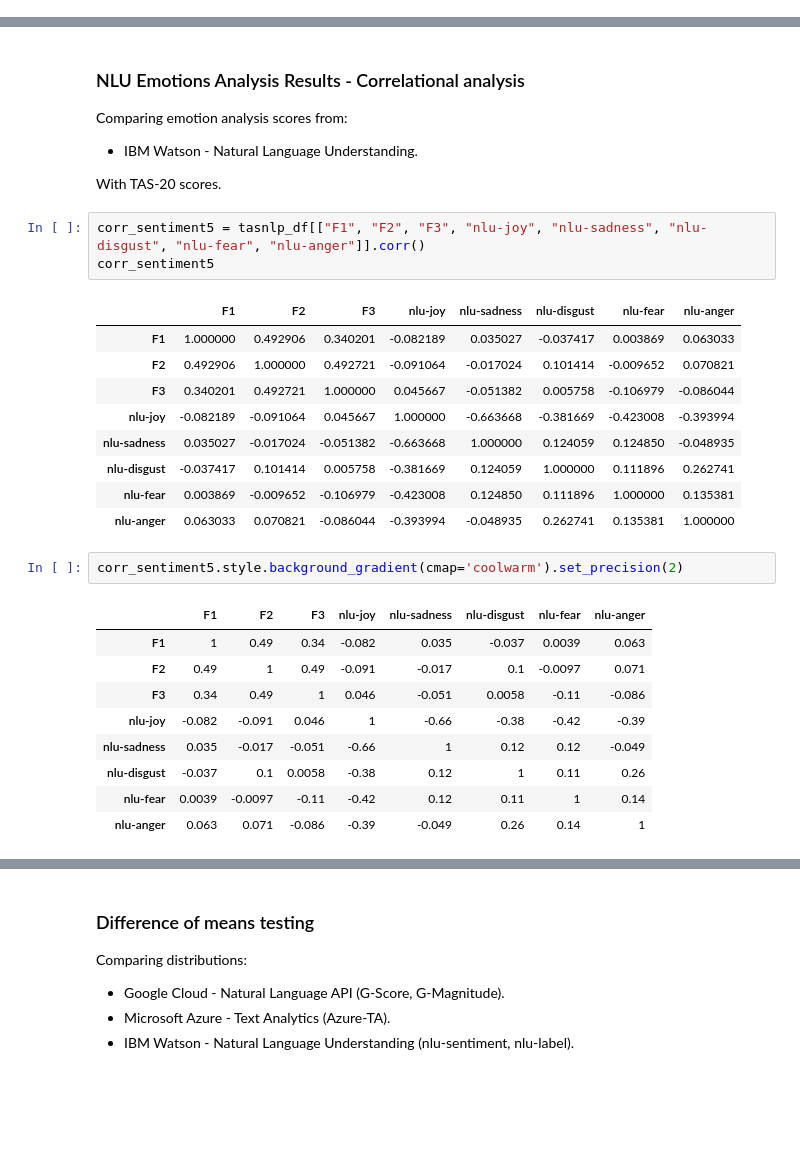
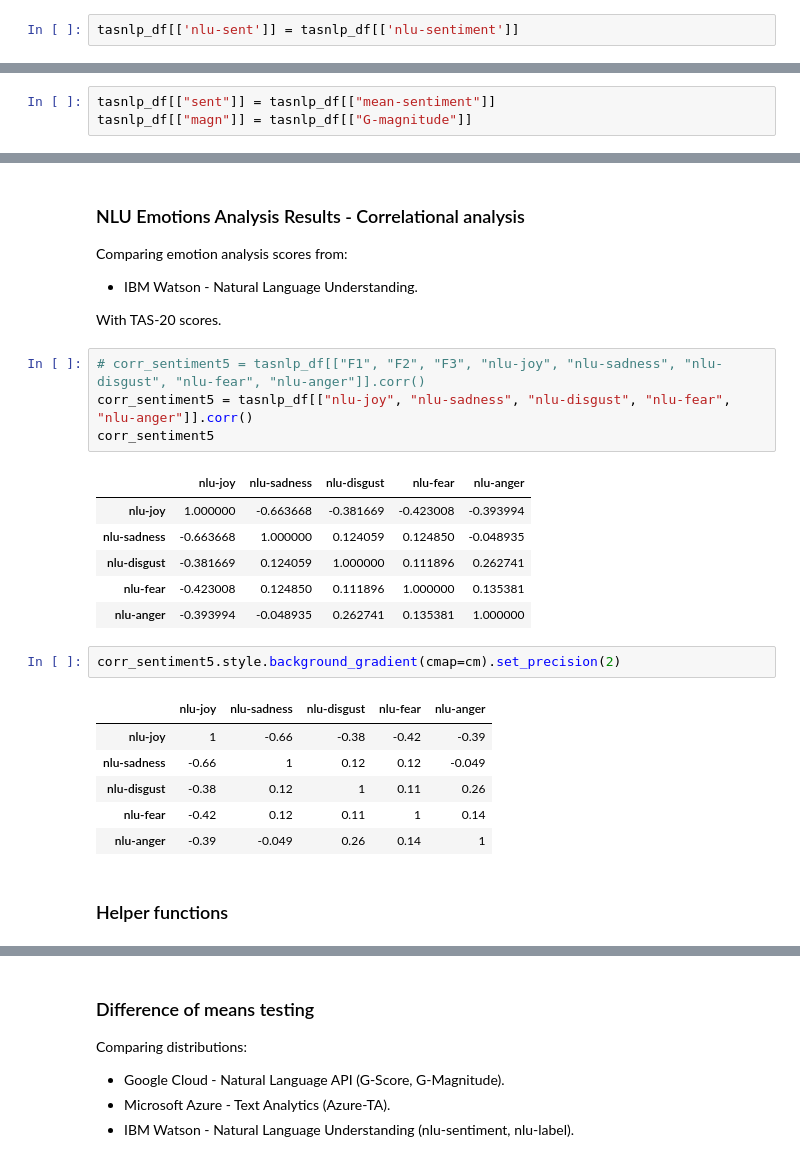
Before and after one commit to psicobotica/prolexitim-analytics, a Jupyter notebook: scripts/TAS-NLP-Correlational.ipynb, the cells around one changed output, grey strips where cells are left out. Drawn from its saved outputs; the diff is of its cells as text; blank space fills up the shorter version.

```diff
--- a/scripts/TAS-NLP-Correlational.ipynb
+++ b/scripts/TAS-NLP-Correlational.ipynb
@@ -101,4 +104,6 @@ Comparing sentiment analysis scores from:
 - IBM Watson - Natural Language Understanding (nlu-sentiment, nlu-label).
 
 Between them.
+# %%
+tasnlp_df[['nlu-sent']] = tasnlp_df[['nlu-sentiment']]
 # %%
@@ -219,4 +225,7 @@ sns.pairplot(tasnlp_df[["TAS20", "mean-sentiment", "G-magnitude"]])
 # %% [output]
 <seaborn.axisgrid.PairGrid at 0x...>
 [figure]
+# %%
+tasnlp_df[["sent"]] = tasnlp_df[["mean-sentiment"]]
+tasnlp_df[["magn"]] = tasnlp_df[["G-magnitude"]]
 # %%
@@ -268,27 +279,24 @@ Comparing emotion analysis scores from:
 
 With TAS-20 scores.
 # %%
-corr_sentiment5 = tasnlp_df[["F1", "F2", "F3", "nlu-joy", "nlu-sadness", "nlu-disgust", "nlu-fear", "nlu-anger"]].corr()
+# corr_sentiment5 = tasnlp_df[["F1", "F2", "F3", "nlu-joy", "nlu-sadness", "nlu-disgust", "nlu-fear", "nlu-anger"]].corr()
+corr_sentiment5 = tasnlp_df[["nlu-joy", "nlu-sadness", "nlu-disgust", "nlu-fear", "nlu-anger"]].corr()
 corr_sentiment5
 # %% [output]
-|  | F1 | F2 | F3 | nlu-joy | nlu-sadness | nlu-disgust | nlu-fear | nlu-anger |
-| F1 | 1.000000 | 0.492906 | 0.340201 | -0.082189 | 0.035027 | -0.037417 | 0.003869 | 0.063033 |
-| F2 | 0.492906 | 1.000000 | 0.492721 | -0.091064 | -0.017024 | 0.101414 | -0.009652 | 0.070821 |
-| F3 | 0.340201 | 0.492721 | 1.000000 | 0.045667 | -0.051382 | 0.005758 | -0.106979 | -0.086044 |
-| nlu-joy | -0.082189 | -0.091064 | 0.045667 | 1.000000 | -0.663668 | -0.381669 | -0.423008 | -0.393994 |
-| nlu-sadness | 0.035027 | -0.017024 | -0.051382 | -0.663668 | 1.000000 | 0.124059 | 0.124850 | -0.048935 |
-| nlu-disgust | -0.037417 | 0.101414 | 0.005758 | -0.381669 | 0.124059 | 1.000000 | 0.111896 | 0.262741 |
-| nlu-fear | 0.003869 | -0.009652 | -0.106979 | -0.423008 | 0.124850 | 0.111896 | 1.000000 | 0.135381 |
-| nlu-anger | 0.063033 | 0.070821 | -0.086044 | -0.393994 | -0.048935 | 0.262741 | 0.135381 | 1.000000 |
+|  | nlu-joy | nlu-sadness | nlu-disgust | nlu-fear | nlu-anger |
+| nlu-joy | 1.000000 | -0.663668 | -0.381669 | -0.423008 | -0.393994 |
+| nlu-sadness | -0.663668 | 1.000000 | 0.124059 | 0.124850 | -0.048935 |
+| nlu-disgust | -0.381669 | 0.124059 | 1.000000 | 0.111896 | 0.262741 |
+| nlu-fear | -0.423008 | 0.124850 | 0.111896 | 1.000000 | 0.135381 |
+| nlu-anger | -0.393994 | -0.048935 | 0.262741 | 0.135381 | 1.000000 |
 # %%
-corr_sentiment5.style.background_gradient(cmap='coolwarm').set_precision(2)
+corr_sentiment5.style.background_gradient(cmap=cm).set_precision(2)
 # %% [output]
-|  | F1 | F2 | F3 | nlu-joy | nlu-sadness | nlu-disgust | nlu-fear | nlu-anger |
-| F1 | 1 | 0.49 | 0.34 | -0.082 | 0.035 | -0.037 | 0.0039 | 0.063 |
-| F2 | 0.49 | 1 | 0.49 | -0.091 | -0.017 | 0.1 | -0.0097 | 0.071 |
-| F3 | 0.34 | 0.49 | 1 | 0.046 | -0.051 | 0.0058 | -0.11 | -0.086 |
-| nlu-joy | -0.082 | -0.091 | 0.046 | 1 | -0.66 | -0.38 | -0.42 | -0.39 |
-| nlu-sadness | 0.035 | -0.017 | -0.051 | -0.66 | 1 | 0.12 | 0.12 | -0.049 |
-| nlu-disgust | -0.037 | 0.1 | 0.0058 | -0.38 | 0.12 | 1 | 0.11 | 0.26 |
-| nlu-fear | 0.0039 | -0.0097 | -0.11 | -0.42 | 0.12 | 0.11 | 1 | 0.14 |
-| nlu-anger | 0.063 | 0.071 | -0.086 | -0.39 | -0.049 | 0.26 | 0.14 | 1 |
+|  | nlu-joy | nlu-sadness | nlu-disgust | nlu-fear | nlu-anger |
+| nlu-joy | 1 | -0.66 | -0.38 | -0.42 | -0.39 |
+| nlu-sadness | -0.66 | 1 | 0.12 | 0.12 | -0.049 |
+| nlu-disgust | -0.38 | 0.12 | 1 | 0.11 | 0.26 |
+| nlu-fear | -0.42 | 0.12 | 0.11 | 1 | 0.14 |
+| nlu-anger | -0.39 | -0.049 | 0.26 | 0.14 | 1 |
+# %% [markdown]
+### Helper functions
```
Also changed, not shown: parts of 12 cells of this notebook, 1 other file.
